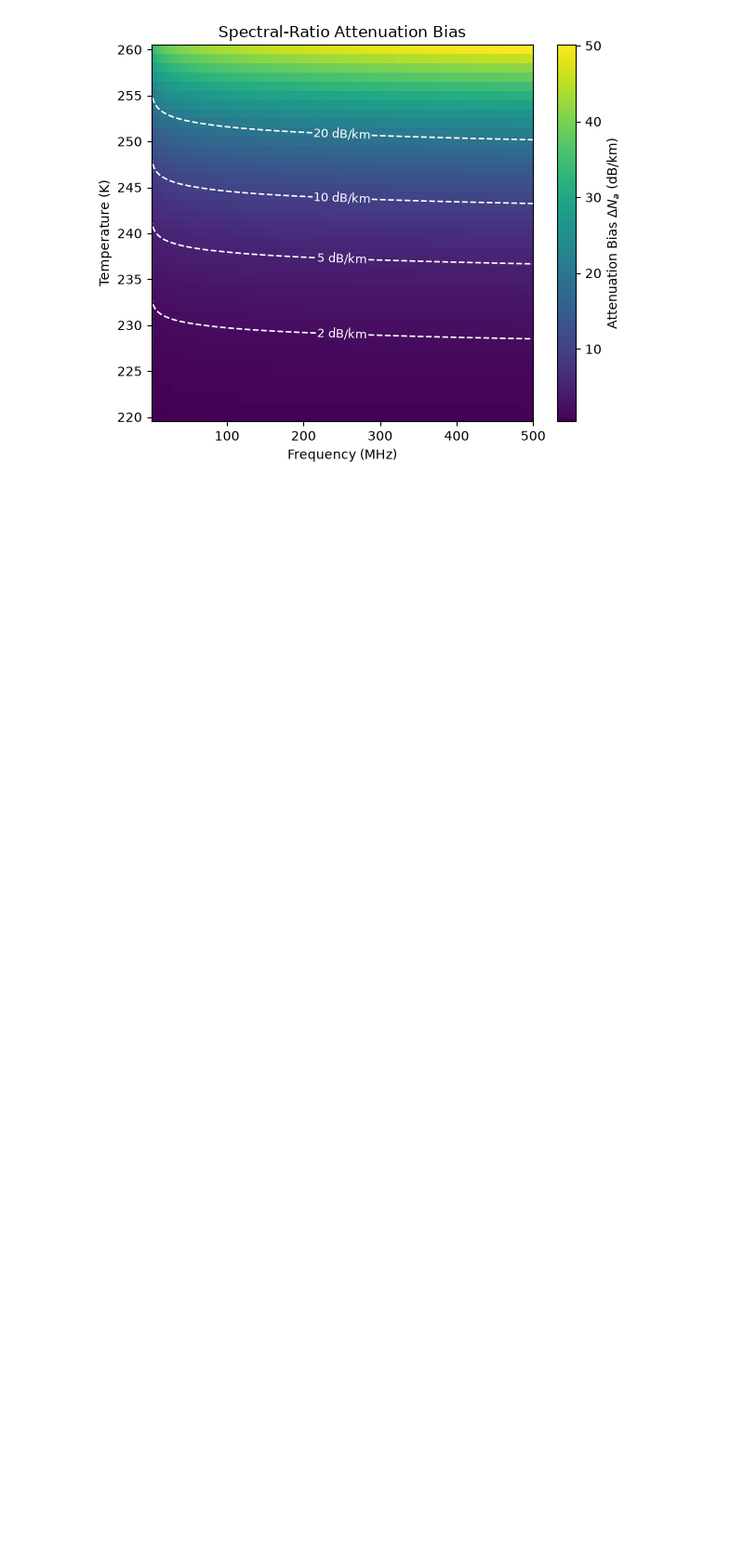
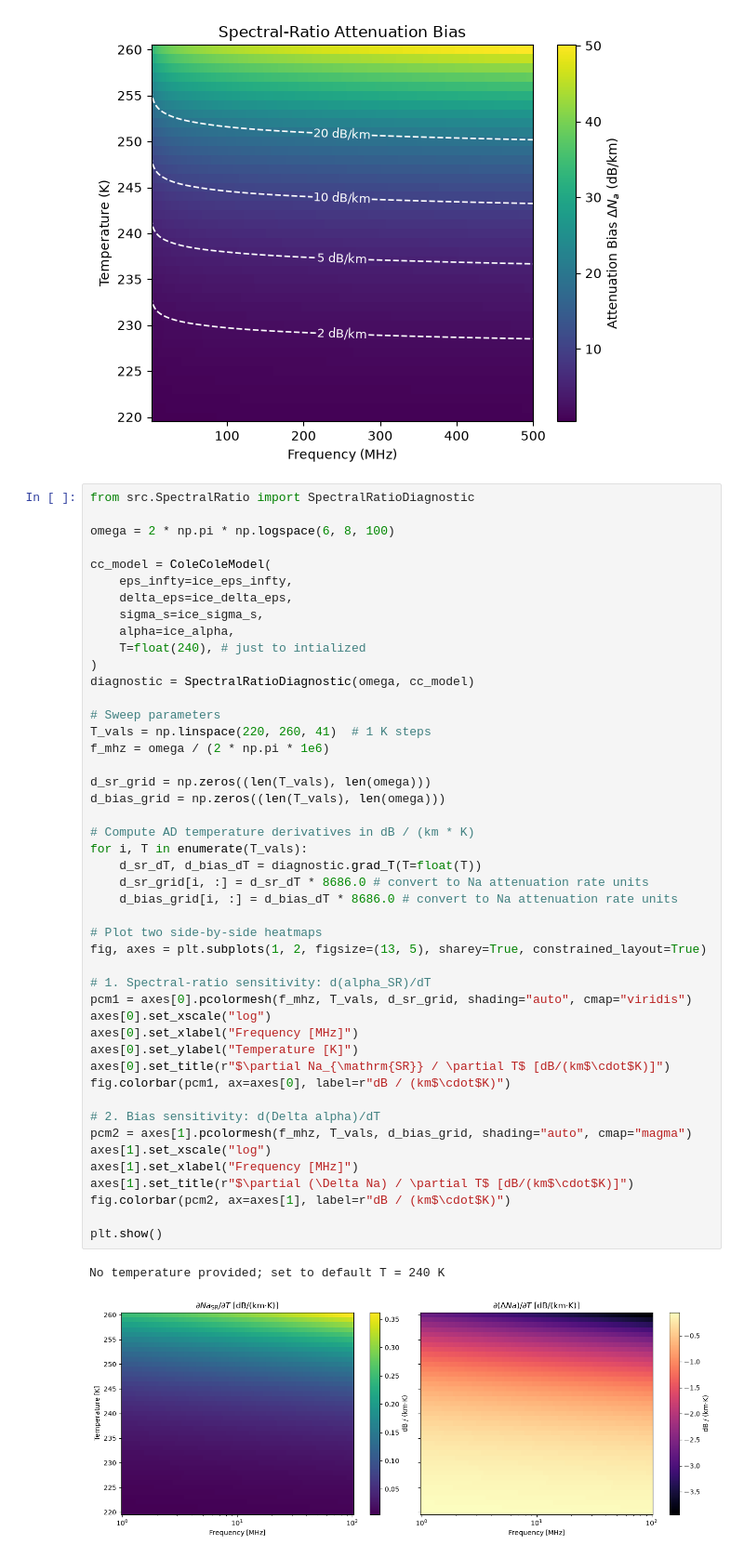
Before and after one commit to alastairyang/spectral-response, a Jupyter notebook: notebook/spectral-ratio.ipynb, the cells around one changed output. Shown at 93% size. Drawn from its saved outputs; the diff is of its cells as text; blank space fills up the shorter version.

Commit message:
produced the sensitivity maps

```diff
--- a/notebook/spectral-ratio.ipynb
+++ b/notebook/spectral-ratio.ipynb
@@ -561,3 +558,52 @@ plt.savefig("../fig/attenuation_bias_heatmap.png")
 plt.show()
 # %% [output]
 [figure]
+# %%
+from src.SpectralRatio import SpectralRatioDiagnostic
+
+omega = 2 * np.pi * np.logspace(6, 8, 100)
+
+cc_model = ColeColeModel(
+    eps_infty=ice_eps_infty,
+    delta_eps=ice_delta_eps,
+    sigma_s=ice_sigma_s,
+    alpha=ice_alpha,
+    T=float(240), # just to intialized
+)
+diagnostic = SpectralRatioDiagnostic(omega, cc_model)
+
+# Sweep parameters
+T_vals = np.linspace(220, 260, 41)  # 1 K steps
+f_mhz = omega / (2 * np.pi * 1e6)
+
+d_sr_grid = np.zeros((len(T_vals), len(omega)))
+d_bias_grid = np.zeros((len(T_vals), len(omega)))
+
+# Compute AD temperature derivatives in dB / (km * K)
+for i, T in enumerate(T_vals):
+    d_sr_dT, d_bias_dT = diagnostic.grad_T(T=float(T))
+    d_sr_grid[i, :] = d_sr_dT * 8686.0 # convert to Na attenuation rate units
+    d_bias_grid[i, :] = d_bias_dT * 8686.0 # convert to Na attenuation rate units
+
+# Plot two side-by-side heatmaps
+fig, axes = plt.subplots(1, 2, figsize=(13, 5), sharey=True, constrained_layout=True)
+
+# 1. Spectral-ratio sensitivity: d(alpha_SR)/dT
+pcm1 = axes[0].pcolormesh(f_mhz, T_vals, d_sr_grid, shading="auto", cmap="viridis")
+axes[0].set_xscale("log")
+axes[0].set_xlabel("Frequency [MHz]")
+axes[0].set_ylabel("Temperature [K]")
+axes[0].set_title(r"$\partial Na_{\mathrm{SR}} / \partial T$ [dB/(km$\cdot$K)]")
+fig.colorbar(pcm1, ax=axes[0], label=r"dB / (km$\cdot$K)")
+
+# 2. Bias sensitivity: d(Delta alpha)/dT
+pcm2 = axes[1].pcolormesh(f_mhz, T_vals, d_bias_grid, shading="auto", cmap="magma")
+axes[1].set_xscale("log")
+axes[1].set_xlabel("Frequency [MHz]")
+axes[1].set_title(r"$\partial (\Delta Na) / \partial T$ [dB/(km$\cdot$K)]")
+fig.colorbar(pcm2, ax=axes[1], label=r"dB / (km$\cdot$K)")
+
+plt.show()
+# %% [output]
+No temperature provided; set to default T = 240 K
+[figure, added]
```
Also changed, not shown: parts of 4 cells of this notebook, 6 other files.
